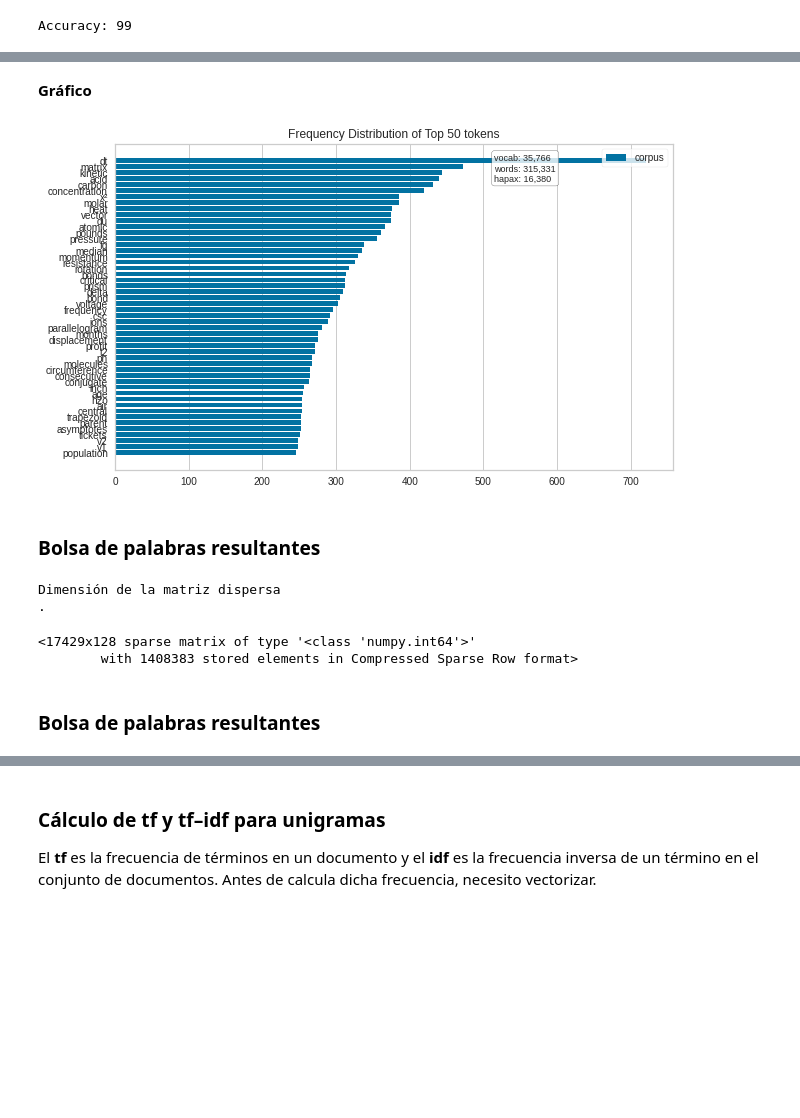
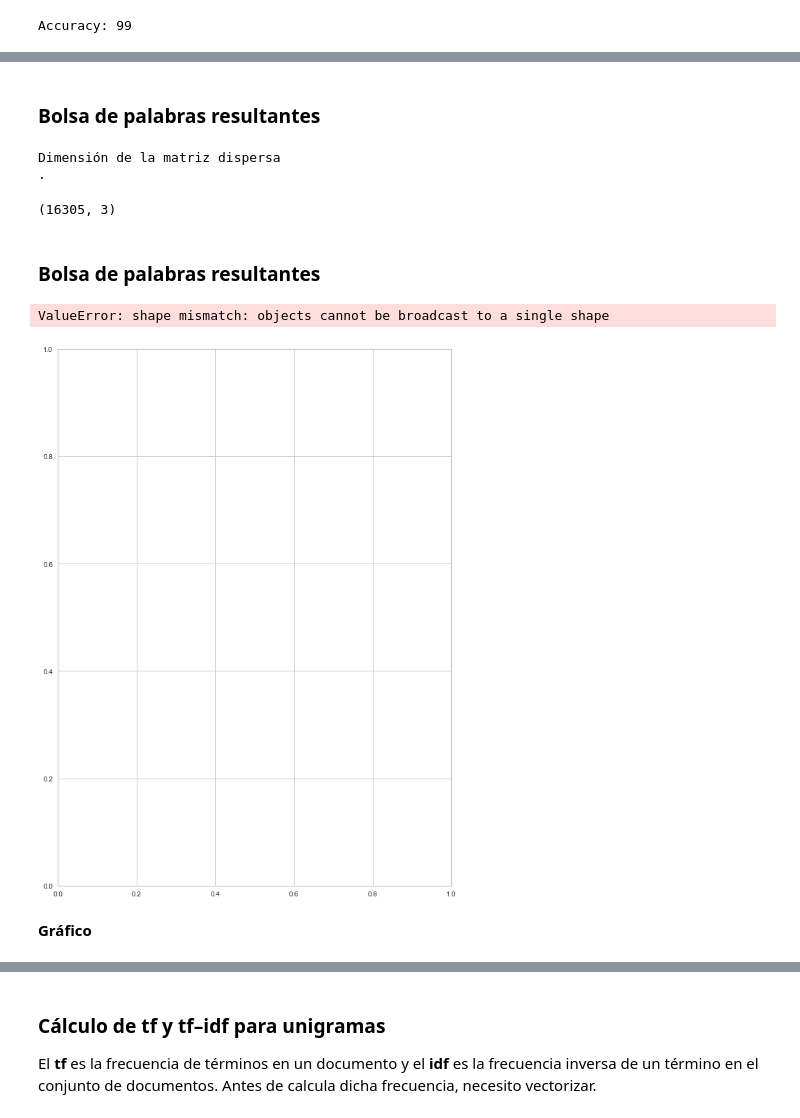
Before and after one commit to giannipablo/MentoriaDiploDatos2020, a Jupyter notebook: Practico_3y4_part_5.ipynb, the cells around one changed output, grey strips where cells are left out. Cells and saved outputs as stored; diff of their text form; code cells hidden in the pictures; blank space fills up the shorter version.

```diff
--- a/Practico_3y4_part_5.ipynb
+++ b/Practico_3y4_part_5.ipynb
@@ -419,29 +427,27 @@ Dimensión de la matriz dispersa
+# %% [markdown]
+### **Bolsa de palabras resultantes**
+# %%
+# palabras que representen más de un 35% del total de palabras
+vectorizer_max = CountVectorizer(min_df= 0.70)
+#vectorizer = CountVectorizer(min_df= 0.005, max_df= 0.35)
+X_5 = vectorizer_max.fit_transform(df_X)
+# ¿cuál es la dimensión de la matriz dispersa?
+print('Dimensión de la matriz dispersa \n.')
+X_5.shape #o X.shape
+# %% [output]
+Dimensión de la matriz dispersa
+.
+(16305, 3)
+# %% [markdown]
+### **Bolsa de palabras resultantes**
+# %%
+plt.figure(figsize=(10,14))
+features = vectorizer_max.get_feature_names()
+visualizer = FreqDistVisualizer(features=features)
+visualizer.fit(X_5)
+visualizer.poof()
+# %% [output]
+ValueError: shape mismatch: objects cannot be broadcast to a single shape
+[figure, added]
 # %% [markdown]
 **Gráfico**
-# %%
-import yellowbrick
-from yellowbrick.text import FreqDistVisualizer
-plt.figure(figsize=(10,6))
-features = vectorizer_min.get_feature_names()
-visualizer = FreqDistVisualizer(features=features)
-visualizer.fit(X_4)
-visualizer.poof()
-# %% [output]
-[figure, removed]
-# %% [markdown]
-### **Bolsa de palabras resultantes**
-# %%
-# palabras que representen más de un 35% del total de palabras
-vectorizer_max = CountVectorizer(min_df= 0.35)
-#vectorizer = CountVectorizer(min_df= 0.005, max_df= 0.35)
-X_5 = vectorizer_max.fit_transform(datos_curados['tokens'])   #Learn the vocabulary dictionary and return document-term matrix.
-# ¿cuál es la dimensión de la matriz dispersa?
-print('Dimensión de la matriz dispersa \n.')
-X_5 #o X.shape
-# %% [output]
-Dimensión de la matriz dispersa
-.
-<17429x128 sparse matrix of type '<class 'numpy.int64'>'
-        with 1408383 stored elements in Compressed Sparse Row format>
-# %% [markdown]
-### **Bolsa de palabras resultantes**
```
Also changed, not shown: parts of 110 cells of this notebook, 1 other file.
